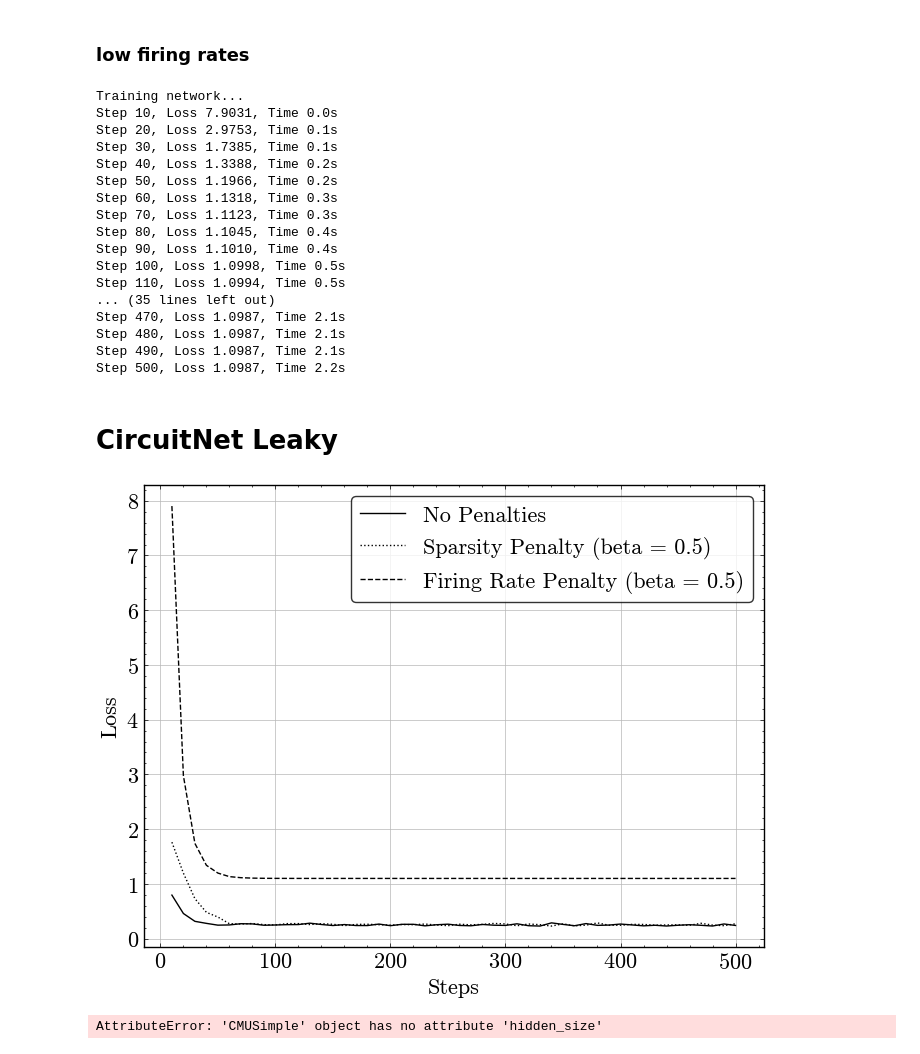
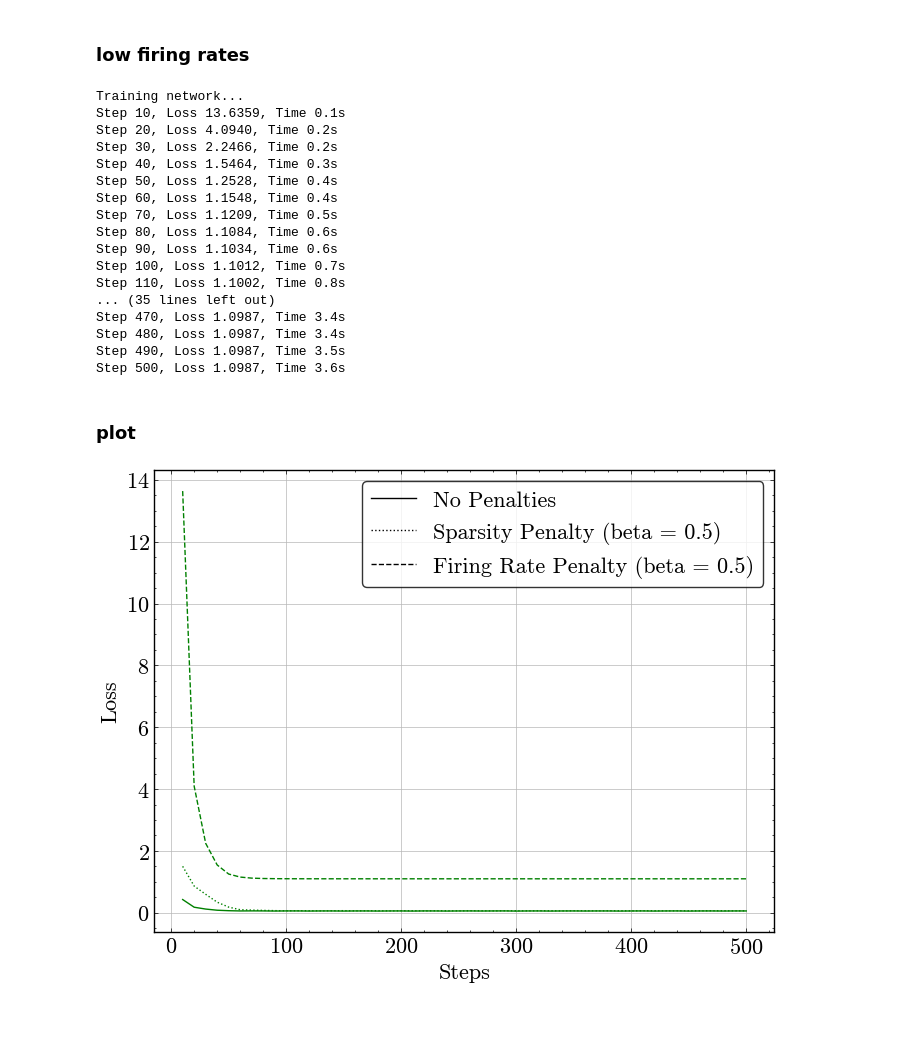
Before and after one commit to addaia/CognitiveAI, a Jupyter notebook: CircuitNet.ipynb, the cells around one changed output. Cells and saved outputs as stored; diff of their text form; code cells hidden in the pictures; blank space fills up the shorter version.

Commit message:
updated circuitnet

```diff
--- a/CircuitNet.ipynb
+++ b/CircuitNet.ipynb
@@ -47,7 +47,7 @@ plt.rcParams.update({
 })
 # %%
 # SELECT TASK
-task_number = 2
+task_number = 1
 
 if task_number == 1:
     task_name = 'PerceptualDecisionMaking-v0' #task 1 - stimulus
@@ -278,56 +278,58 @@ net_SCN_lfr, SCN_lfr_s, SCN_lfr_l = train_model(
 )
 # %% [output]
 Training network...
-Step 10, Loss 7.9031, Time 0.0s
-Step 20, Loss 2.9753, Time 0.1s
-Step 30, Loss 1.7385, Time 0.1s
-Step 40, Loss 1.3388, Time 0.2s
-Step 50, Loss 1.1966, Time 0.2s
-Step 60, Loss 1.1318, Time 0.3s
-Step 70, Loss 1.1123, Time 0.3s
-Step 80, Loss 1.1045, Time 0.4s
-Step 90, Loss 1.1010, Time 0.4s
-Step 100, Loss 1.0998, Time 0.5s
-Step 110, Loss 1.0994, Time 0.5s
+Step 10, Loss 13.6359, Time 0.1s
+Step 20, Loss 4.0940, Time 0.2s
+Step 30, Loss 2.2466, Time 0.2s
+Step 40, Loss 1.5464, Time 0.3s
+Step 50, Loss 1.2528, Time 0.4s
+Step 60, Loss 1.1548, Time 0.4s
+Step 70, Loss 1.1209, Time 0.5s
+Step 80, Loss 1.1084, Time 0.6s
+Step 90, Loss 1.1034, Time 0.6s
+Step 100, Loss 1.1012, Time 0.7s
+Step 110, Loss 1.1002, Time 0.8s
 ... (35 lines left out)
-Step 470, Loss 1.0987, Time 2.1s
-Step 480, Loss 1.0987, Time 2.1s
-Step 490, Loss 1.0987, Time 2.1s
-Step 500, Loss 1.0987, Time 2.2s
+Step 470, Loss 1.0987, Time 3.4s
+Step 480, Loss 1.0987, Time 3.4s
+Step 490, Loss 1.0987, Time 3.5s
+Step 500, Loss 1.0987, Time 3.6s
-# %% [markdown]
-# CircuitNet Leaky
+# %% [markdown]
+### plot
 # %%
 # create fig
 plt.figure(figsize=(8, 6))
-
 
 
 # define lines
 line_styles = {
     'No Penalties': '-',
     'Sparsity Penalty': ':',
     'Firing Rate Penalty': '--',
 }
 
+
+
 # leaky RNN (m1)
-plt.plot(SCN_np_s, SCN_np_l, label='Simplified Circuit Net (No Penalties)', color='k', linestyle=line_styles['No Penalties'])
-plt.plot(SCN_sp_s, SCN_sp_l, label='Simplified Circuit Net (Sparsity Penalty)', color='k', linestyle=line_styles['Sparsity Penalty'])
-plt.plot(SCN_lfr_s, SCN_lfr_l, label='Simplified Circuit Net (Firing Rate Penalty)', color='k', linestyle=line_styles['Firing Rate Penalty'])
+plt.plot(SCN_np_s, SCN_np_l, label='Simplified Circuit Net (No Penalties)', color='g', linestyle=line_styles['No Penalties'])
+plt.plot(SCN_sp_s, SCN_sp_l, label='Simplified Circuit Net (Sparsity Penalty)', color='g', linestyle=line_styles['Sparsity Penalty'])
+plt.plot(SCN_lfr_s, SCN_lfr_l, label='Simplified Circuit Net (Firing Rate Penalty)', color='g', linestyle=line_styles['Firing Rate Penalty'])
+
 
 # custom legend
 legend_elements = [
     mlines.Line2D([], [], color='k', linestyle=line_styles['No Penalties'], label='No Penalties'),
     mlines.Line2D([], [], color='k', linestyle=line_styles['Sparsity Penalty'], label='Sparsity Penalty (beta = 0.5)'),
     mlines.Line2D([], [], color='k', linestyle=line_styles['Firing Rate Penalty'], label='Firing Rate Penalty (beta = 0.5)')
 ]
 
 plt.xlabel('Steps')
 plt.ylabel('Loss')
 
 # add legend
 plt.legend(handles=legend_elements)
 
 # Show plot
 plt.show()
 # %% [output]
-[figure, old version]
+[figure, new version]
@@ -427,4 +335,0 @@ def plot_network_connectivity(net, env, task_number, num_trial=500):
-# %%
-plot_network_connectivity(net_SCN_np, env, task_number)
-# %% [output]
-AttributeError: 'CMUSimple' object has no attribute 'hidden_size'
```
Also changed, not shown: parts of 3 cells of this notebook.
